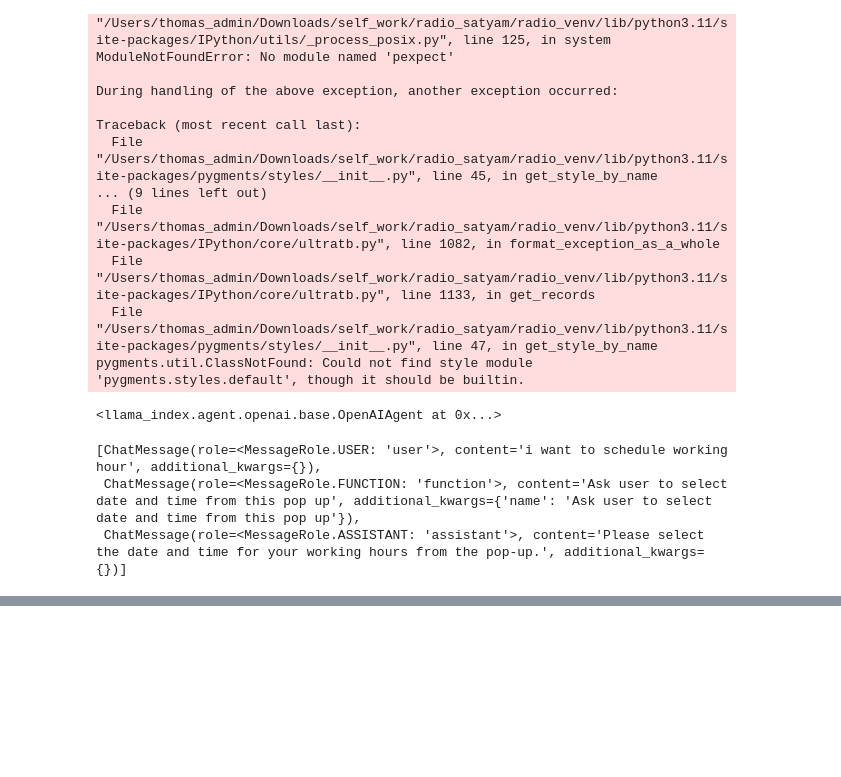
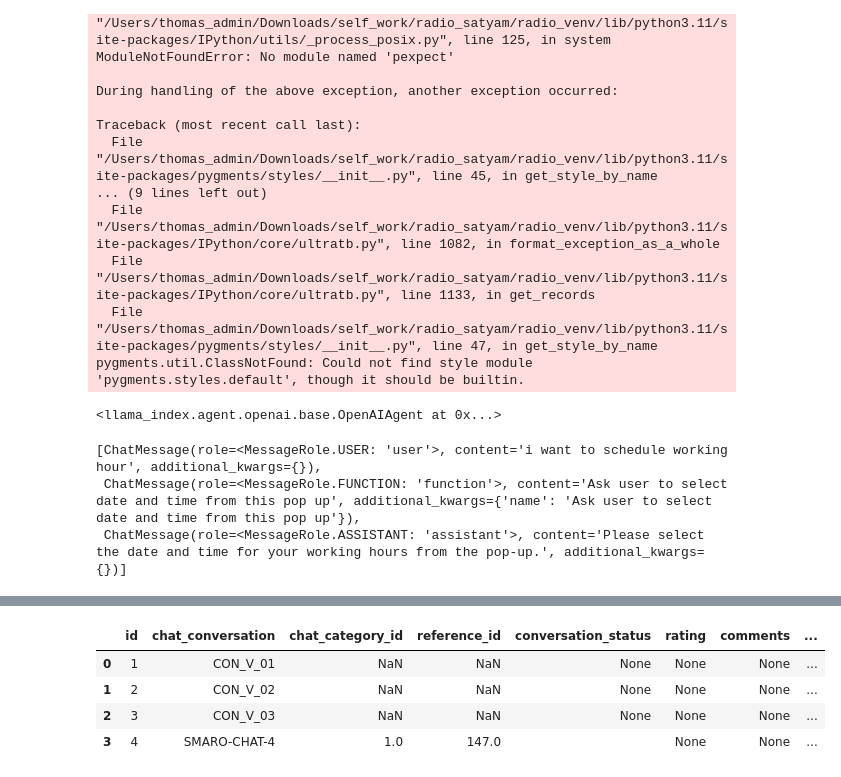
Before and after one commit to shwetohai/radio_api, a Jupyter notebook: code.ipynb, the cells around one changed output, grey strips where cells are left out. Cells and saved outputs as stored; diff of their text form; code cells hidden in the pictures; blank space fills up the shorter version.

```diff
--- a/code.ipynb
+++ b/code.ipynb
@@ -118,0 +349,8 @@ agent.chat_history
+# %%
+df
+# %% [output]
+|  | id | chat_conversation | chat_category_id | reference_id | conversation_status | rating | comments | ... |
+| 0 | 1 | CON_V_01 | NaN | NaN | None | None | None | ... |
+| 1 | 2 | CON_V_02 | NaN | NaN | None | None | None | ... |
+| 2 | 3 | CON_V_03 | NaN | NaN | None | None | None | ... |
+| 3 | 4 | SMARO-CHAT-4 | 1.0 | 147.0 |  | None | None | ... |
```
Also changed, not shown: parts of 13 cells of this notebook, 5 other files.
